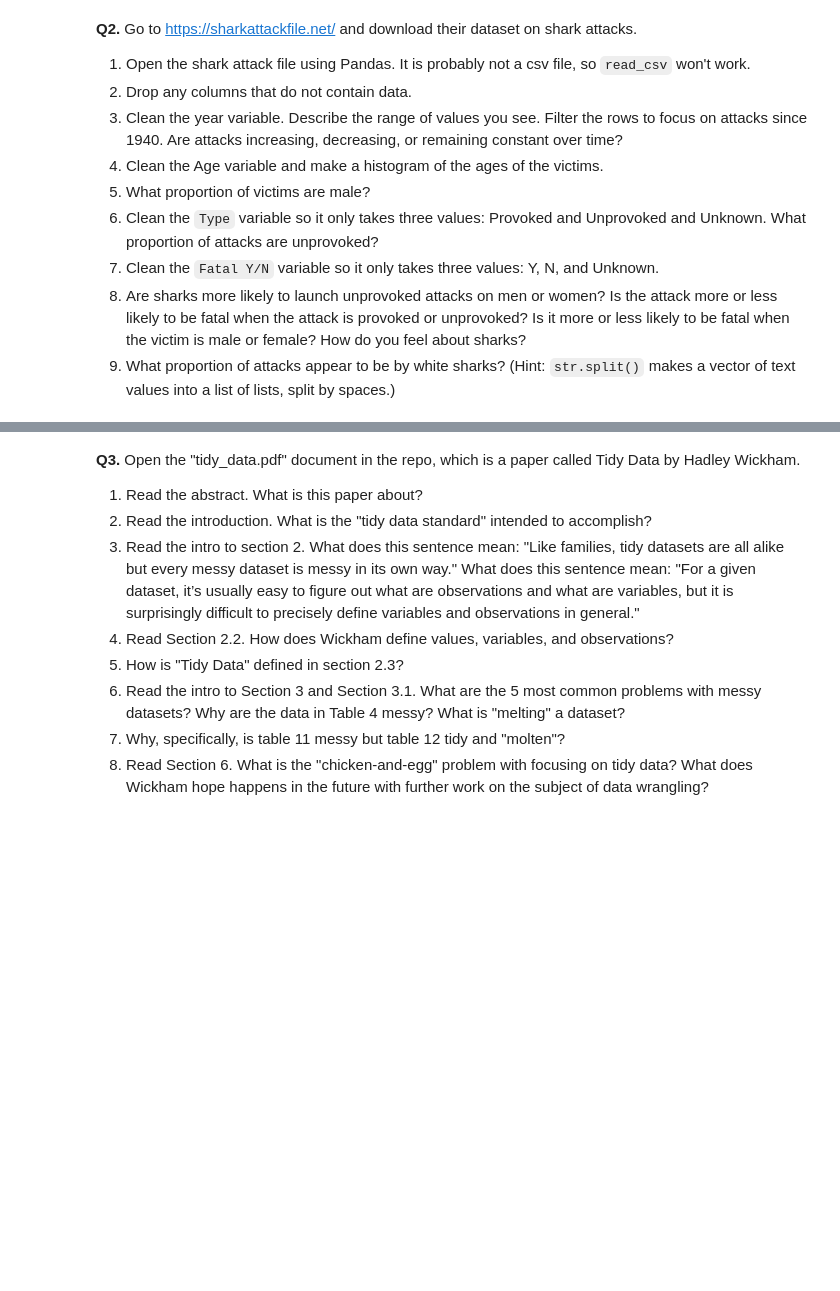
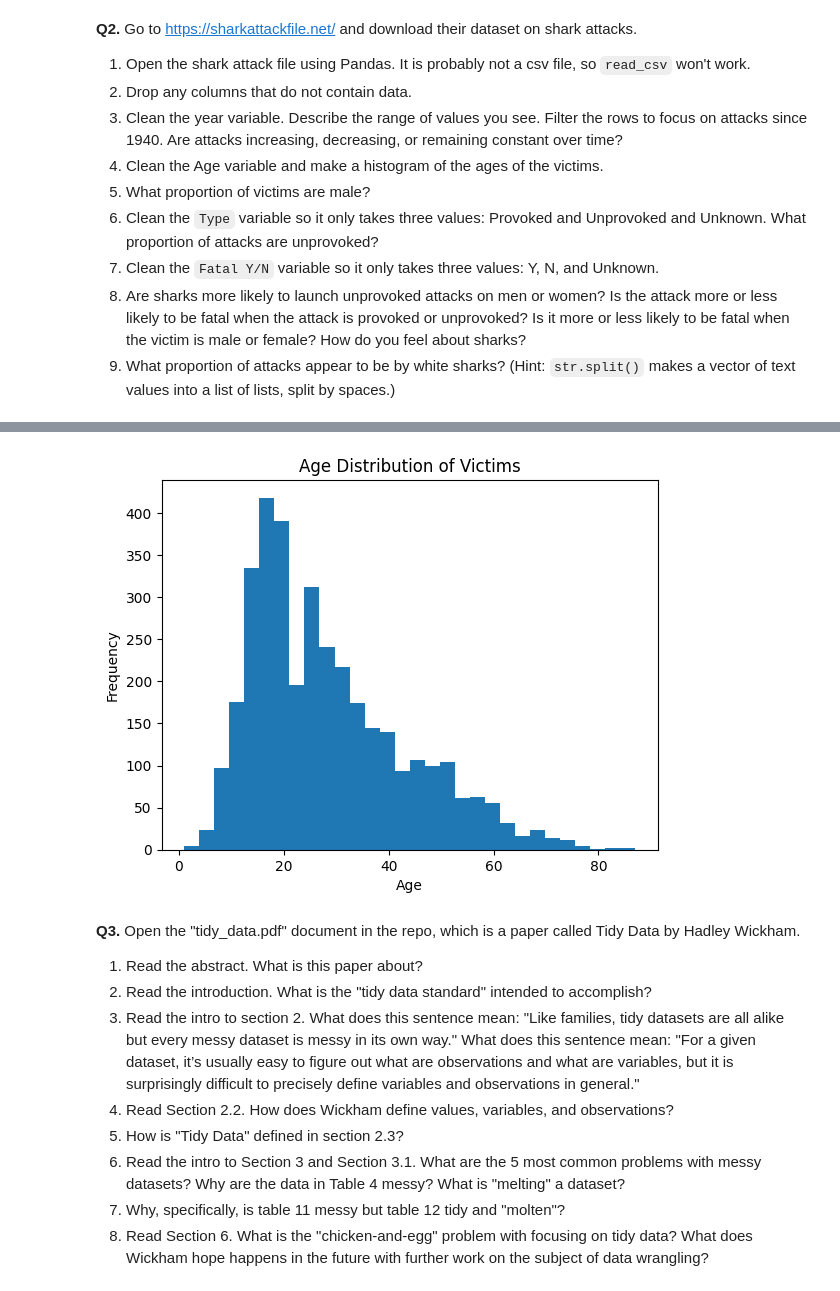
Before and after one commit to iankariuki26/wrangling, a Jupyter notebook: assignment/assignment.ipynb, the cells around one changed output, grey strips where cells are left out. Drawn from its saved outputs; the diff is of its cells as text; code cells hidden in the pictures; blank space fills up the shorter version.

```diff
--- a/assignment/assignment.ipynb
+++ b/assignment/assignment.ipynb
@@ -128,0 +185,16 @@ Name: age, dtype: float64
+# %%
+#4
+df.columns
+
+df["Age"]
+df["Age"] = pd.to_numeric(df["Age"], errors="coerce") #changing them into integers
+
+df = df.dropna(subset=["Age"]) #dropping all values that are NaN in age
+df["Age"]
+
+df["Age"].plot(kind="hist", bins=30, title="Age Distribution of Victims") #plotting on histogram
+plt.xlabel("Age")
+plt.ylabel("Frequency")
+plt.show()
+# %% [output]
+[figure, added]
```
Also changed, not shown: parts of 3 cells of this notebook, 2 other files.
